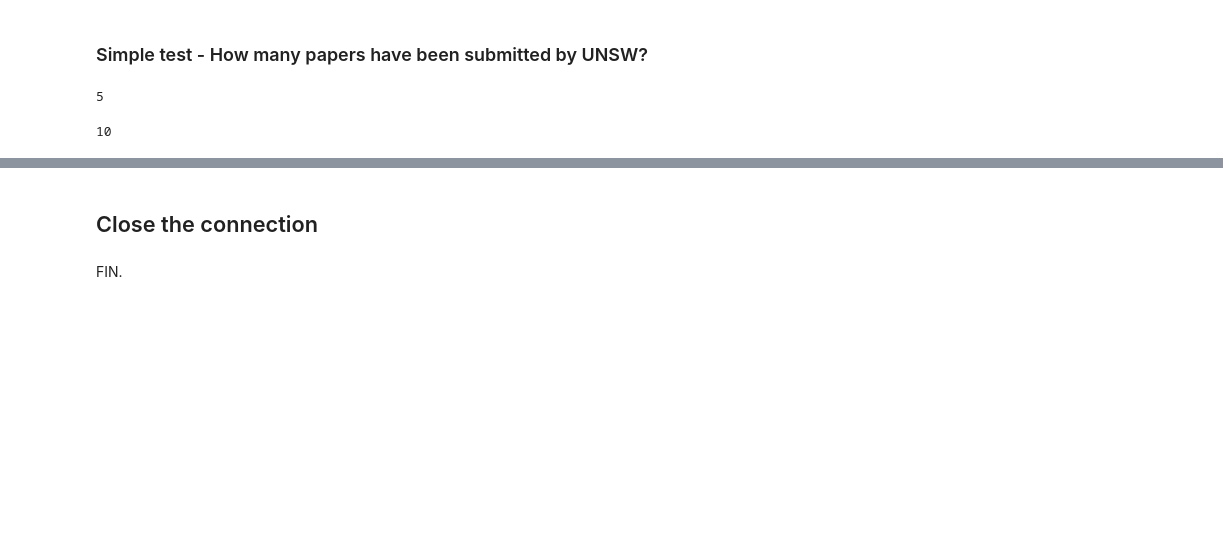
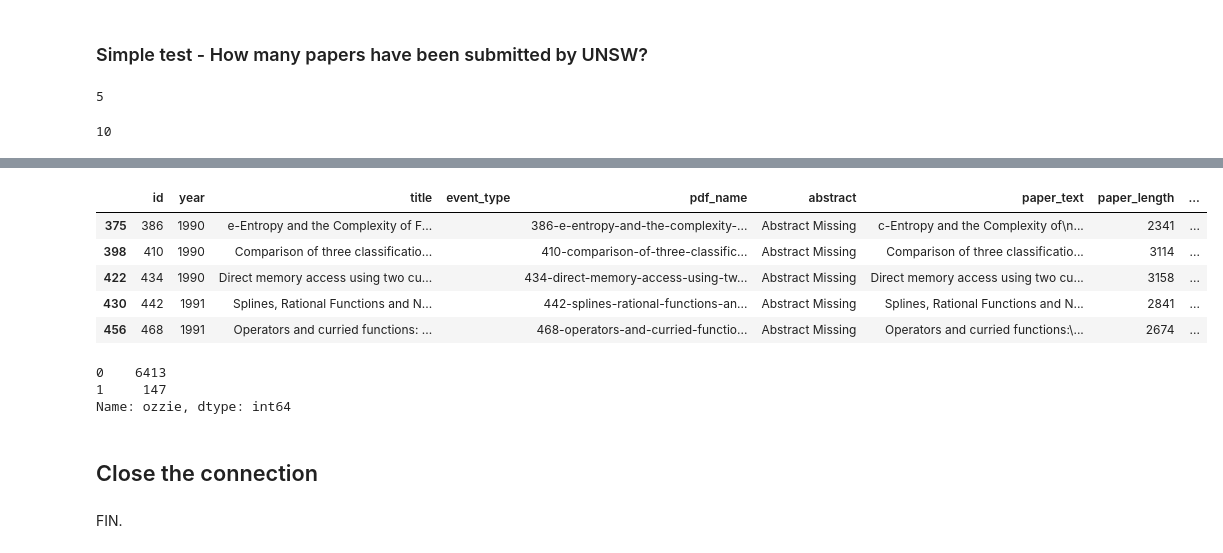
Before and after one commit to vivekbharadwaj/nips_papers_analysis, a Jupyter notebook: NOTEBOOKS/00_nips_analysis.ipynb, the cells around one changed output, grey strips where cells are left out. Drawn from its saved outputs; the diff is of its cells as text; code cells hidden in the pictures; blank space fills up the shorter version.

Commit message:
identified 147 ozzie papers from the whole lot

```diff
--- a/NOTEBOOKS/00_nips_analysis.ipynb
+++ b/NOTEBOOKS/00_nips_analysis.ipynb
@@ -170,0 +190,3 @@ df_papers[df_papers['paper_text'].str.contains('University of New South Wales')]
+# %%
+# get the first 100 words of the paper text and store it in a new variable "paper_text_100_words"
+df_papers['paper_text_100_words'] = df_papers['paper_text'].apply(lambda x: ' '.join(x.split()[:100]))
@@ -170,0 +201,9 @@ df_papers[df_papers['paper_text'].str.contains('University of New South Wales')]
+# %%
+df_papers[df_papers['paper_text_100_words'].str.contains('Australia')].head()
+# %% [output]
+|  | id | year | title | event_type | pdf_name | abstract | paper_text | paper_length | ... |
+| 375 | 386 | 1990 | e-Entropy and the Complexity of F... |  | 386-e-entropy-and-the-complexity-... | Abstract Missing | c-Entropy and the Complexity of\n... | 2341 | ... |
+| 398 | 410 | 1990 | Comparison of three classificatio... |  | 410-comparison-of-three-classific... | Abstract Missing | Comparison of three classificatio... | 3114 | ... |
+| 422 | 434 | 1990 | Direct memory access using two cu... |  | 434-direct-memory-access-using-tw... | Abstract Missing | Direct memory access using two cu... | 3158 | ... |
+| 430 | 442 | 1991 | Splines, Rational Functions and N... |  | 442-splines-rational-functions-an... | Abstract Missing | Splines, Rational Functions and N... | 2841 | ... |
+| 456 | 468 | 1991 | Operators and curried functions: ... |  | 468-operators-and-curried-functio... | Abstract Missing | Operators and curried functions:\... | 2674 | ... |
@@ -171,3 +212,9 @@ df_papers[df_papers['paper_text'].str.contains('University of New South Wales')]
+# %%
+df_papers.ozzie.value_counts()
+# %% [output]
+0    6413
+1     147
+Name: ozzie, dtype: int64
 # %% [markdown]
 ## Close the connection
 # %%
```
Also changed, not shown: parts of 12 cells of this notebook.
